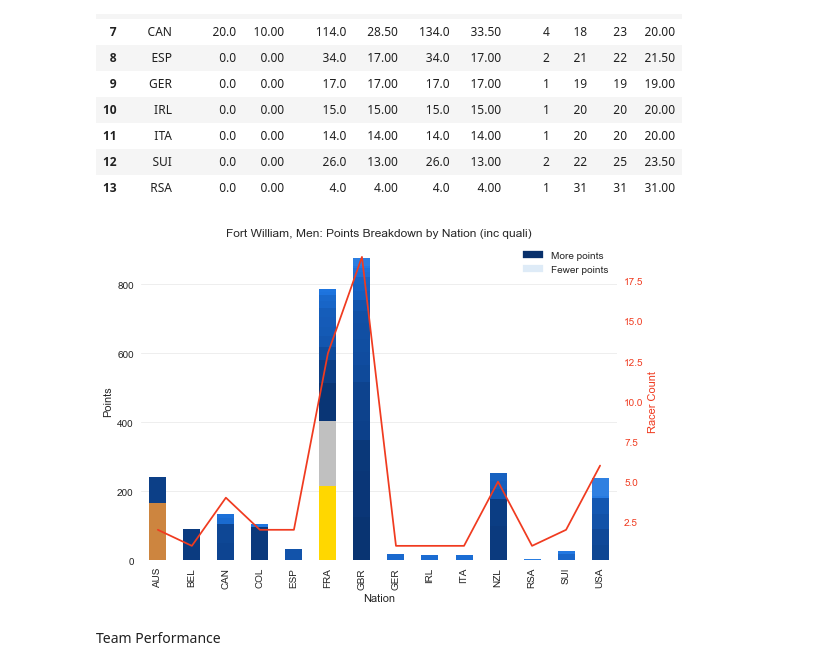
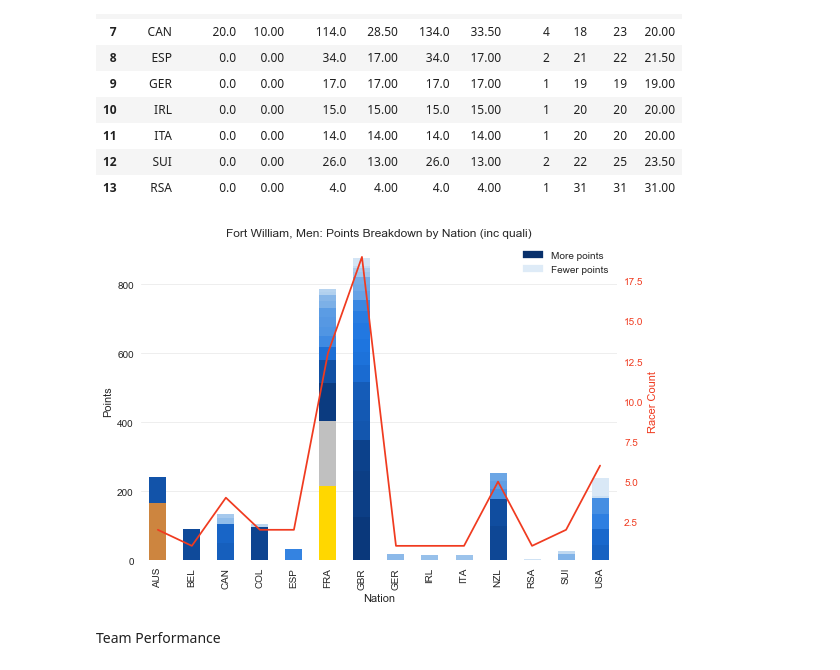
Before and after one commit to domwrap/mtbgeekstats, a Jupyter notebook: 2018/dh_race_analysis.ipynb, the cells around one changed output. Cells and saved outputs as stored; diff of their text form; code cells hidden in the pictures.

Commit message:
Color range fix for points breakdown by nation

```diff
--- a/2018/dh_race_analysis.ipynb
+++ b/2018/dh_race_analysis.ipynb
@@ -604,35 +604,35 @@ dfPoints = dfm[:60][['name', 'Nation', 'points']].copy().dropna()
 dfPivot = dfPoints.pivot( index='Nation', columns='name', values='points' ).fillna(0)
 dfPivot = dfPivot[dfm[:60]['name']] # Reorder columns
 dfb = dfa.sort_values( ['Nation'], ascending=True )
 
-colors = colorList( '#08306b', '#deebf7', len(df) )
+colors = colorList( '#08306b', '#deebf7', len(dfPoints) )
 
 ax = dfPivot.plot.bar( stacked=True, color=colors )
 leg1 = mpatches.Patch(color='#08306b', label='More points')
 leg2 = mpatches.Patch(color='#deebf7', label='Fewer points')
 ax.legend_.remove()
 plt.legend( handles=[leg1, leg2])
 plt.title(chart_title_prefix + ': Points Breakdown by Nation (inc quali)')
 ax.set_ylabel( 'Points' )
 
 ax2 = ax.twinx()
 ax2.plot( dfb['Nation'], dfb['bib']['count'], '#f03b20' )
 ax2.set_ylabel('Racer Count', color='#f03b20')
 ax2.tick_params('y', colors='#f03b20', zorder='0')
 
 ax.grid( False, which='major', axis='y', color='#EEEEEE' )
 ax2.grid( False, which='major', axis='y' )
 ax.grid( False, which='major', axis='x' )
 ax2.grid( False, which='major', axis='x' )
 
 ax.set_frame_on(False)
 ax2.set_frame_on(False)
 plt.tight_layout()
 
 if image_gen:
     plt.savefig( file_prefix + '_points_by_nation.png', dpi=dpi )
 # %% [output]
-[figure, old version]
+[figure, new version]
 # %% [markdown]
 Team Performance
 # %%
```
Also changed, not shown: 1 other file.
